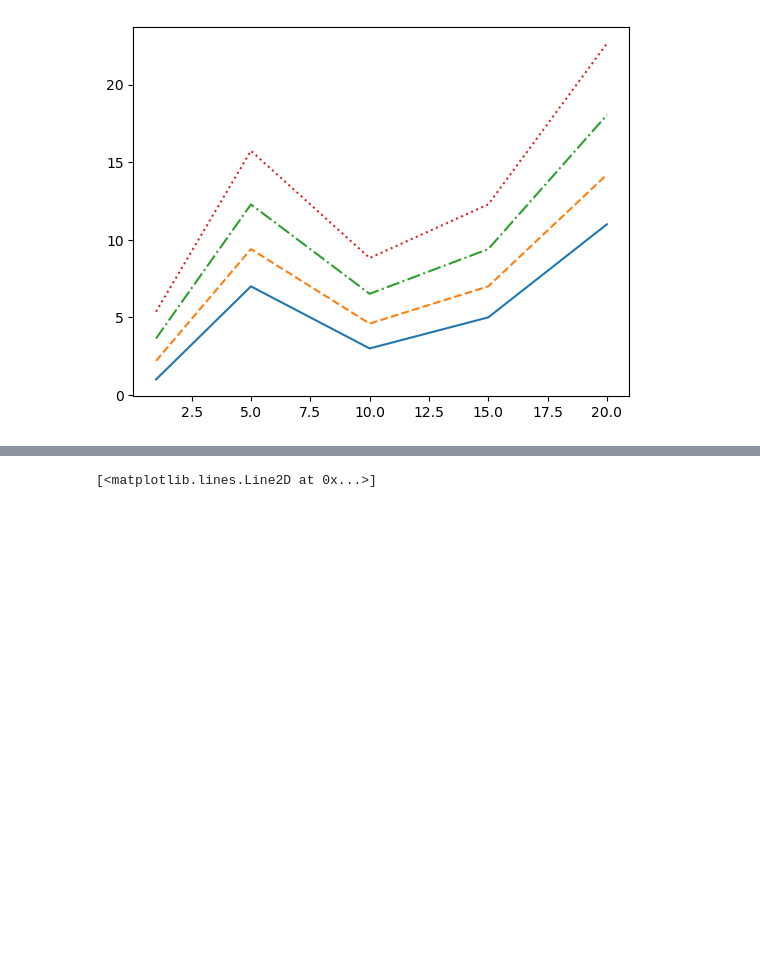
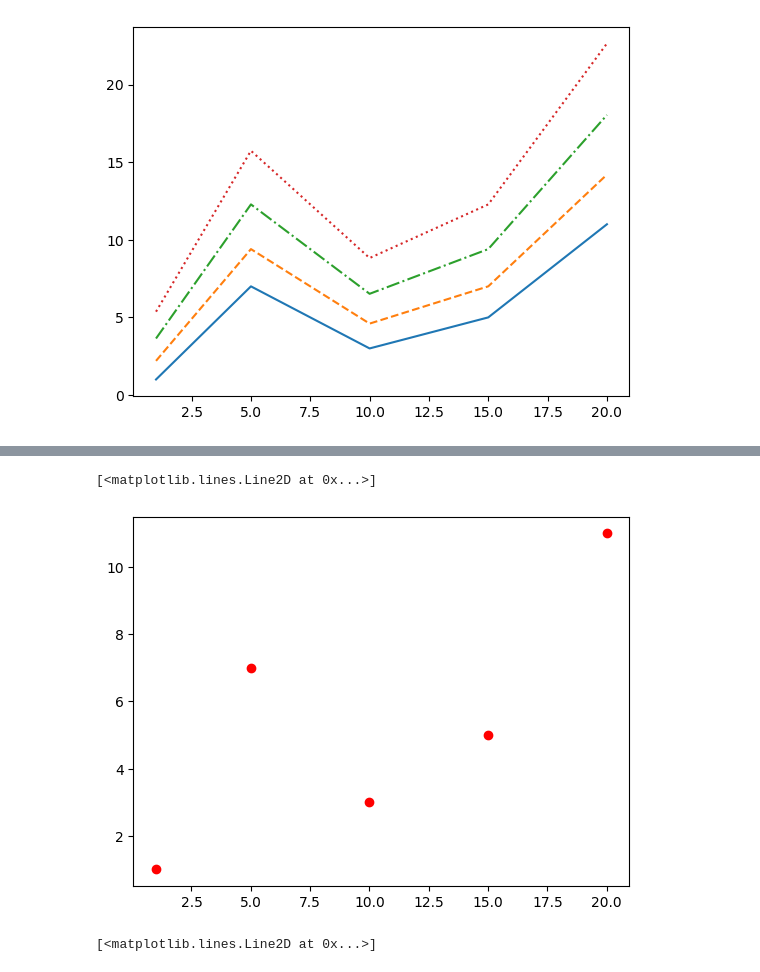
Before and after one commit to krutozavr1/TRO4, a Jupyter notebook: notebooks/examples.ipynb, the cells around one changed output, grey strips where cells are left out. Cells and saved outputs as stored; diff of their text form; code cells hidden in the pictures; blank space fills up the shorter version.

```diff
--- a/notebooks/examples.ipynb
+++ b/notebooks/examples.ipynb
@@ -115,3 +129,8 @@ plt.plot(x, y1, '-', x, y2, '--', x, y3, '-.', x, y4, ':')
+# %%
+plt.plot(x, y, 'ro')
+# %% [output]
+[<matplotlib.lines.Line2D at 0x...>]
+[figure, added]
 # %%
 plt.plot(x, y, 'bx')
 # %% [output]
```
Also changed, not shown: parts of 3 cells of this notebook.
